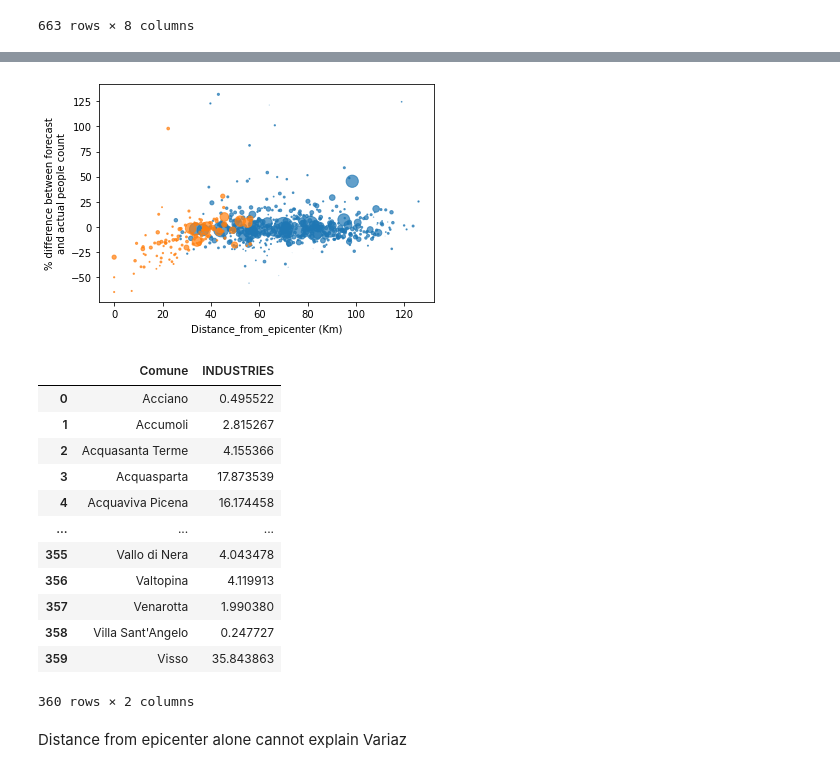
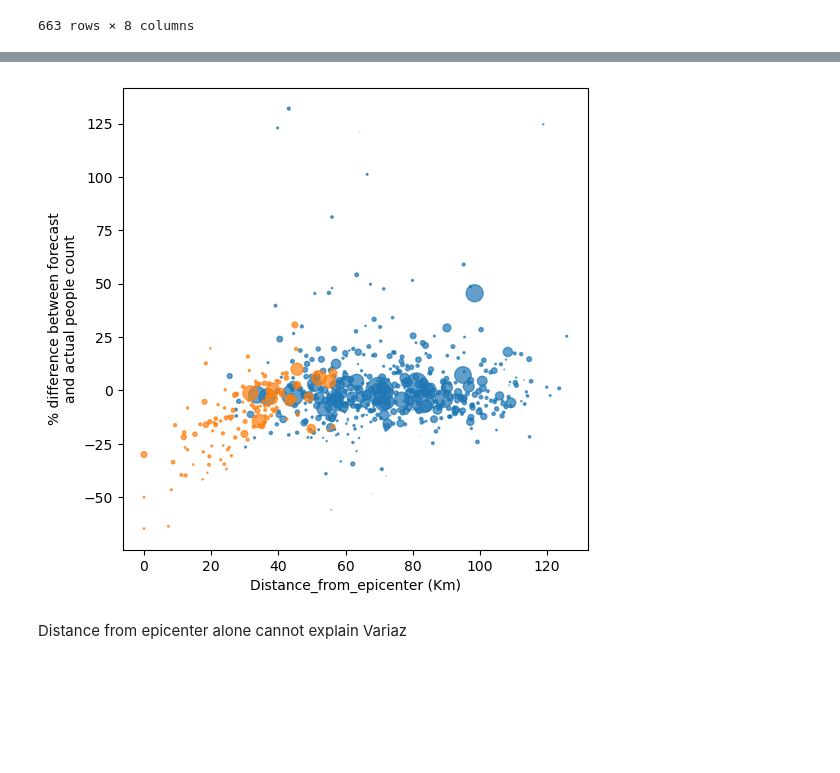
Before and after one commit to mmamei/earthquake2016, a Jupyter notebook: regression_MPE.ipynb, the cells around one changed output, grey strips where cells are left out. Drawn from its saved outputs; the diff is of its cells as text; code cells hidden in the pictures; blank space fills up the shorter version.

```diff
--- a/regression_MPE.ipynb
+++ b/regression_MPE.ipynb
@@ -58,34 +61,22 @@ variaz.head()
 # %%
 crat0 = variaz[variaz['Cratere Centro Italia 2016']==0]
 crat1 = variaz[variaz['Cratere Centro Italia 2016']==1]
+crat1 = crat1[crat1['Comune']!='Sellano']
+plt.figure(figsize = (6,6))
 plt.scatter(crat0['Distance_from_epicenter'],crat0['Variaz'],s=crat0['media_dopo'] / 500,alpha=0.7)
 plt.scatter(crat1['Distance_from_epicenter'],crat1['Variaz'],s=crat1['media_dopo'] / 500,alpha=0.7)
 plt.xlabel('Distance_from_epicenter (Km)')
 plt.ylabel('% difference between forecast\nand actual people count',multialignment='center')
 plt.savefig('images/distance_desnt_explain.pdf',bbox_inches='tight')
 plt.show()
 # %% [output]
-[figure, old version]
+[figure, new version]
 # %%
-industries = pd.read_csv('quake_data/imprese_ateco_wide_norm_by_pop.csv', sep=',')
-ateco_names = list(industries.columns)[1:]
-industries['INDUSTRIES']=industries.loc[:,ateco_names].sum(axis='columns')
-industries = industries[['Comune','INDUSTRIES']]
-industries
+#industries = pd.read_csv('quake_data/imprese_ateco_wide_norm_by_pop.csv', sep=',')
+#ateco_names = list(industries.columns)[1:]
+#industries['INDUSTRIES']=industries.loc[:,ateco_names].sum(axis='columns')
+#industries = industries[['Comune','INDUSTRIES']]
+#industries
-# %% [output]
-|  | Comune | INDUSTRIES |
-| 0 | Acciano | 0.495522 |
-| 1 | Accumoli | 2.815267 |
-| 2 | Acquasanta Terme | 4.155366 |
-| 3 | Acquasparta | 17.873539 |
-| 4 | Acquaviva Picena | 16.174458 |
-| ... | ... | ... |
-| 355 | Vallo di Nera | 4.043478 |
-| 356 | Valtopina | 4.119913 |
-| 357 | Venarotta | 1.990380 |
-| 358 | Villa Sant'Angelo | 0.247727 |
-| 359 | Visso | 35.843863 |
-360 rows × 2 columns
 # %% [markdown]
 Distance from epicenter alone cannot explain Variaz
 # %%
```
Also changed, not shown: parts of 24 cells of this notebook, 15 other files.
